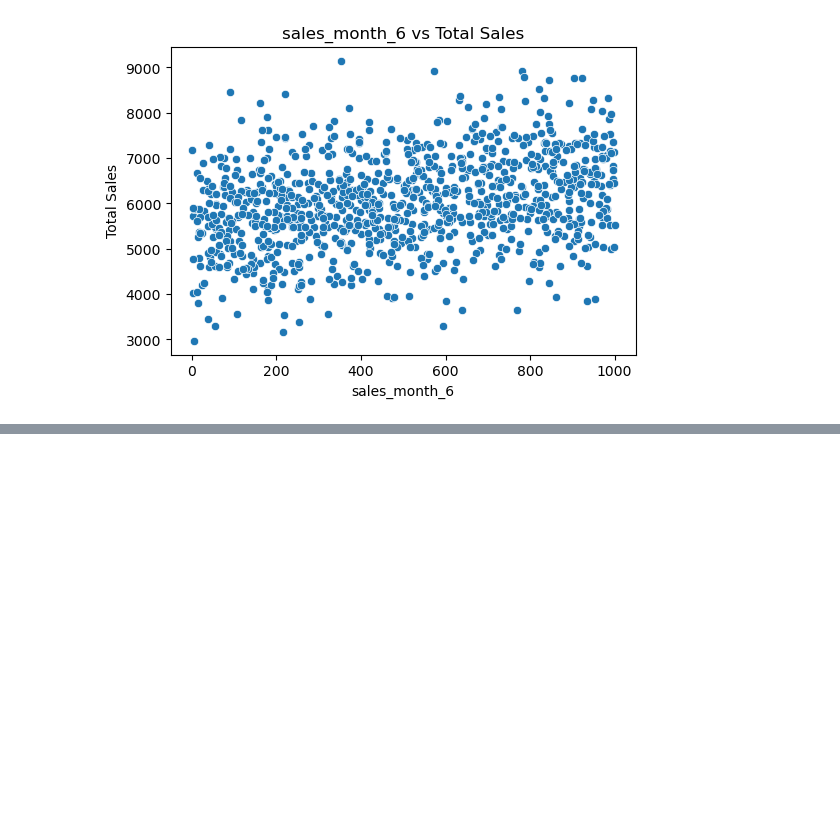
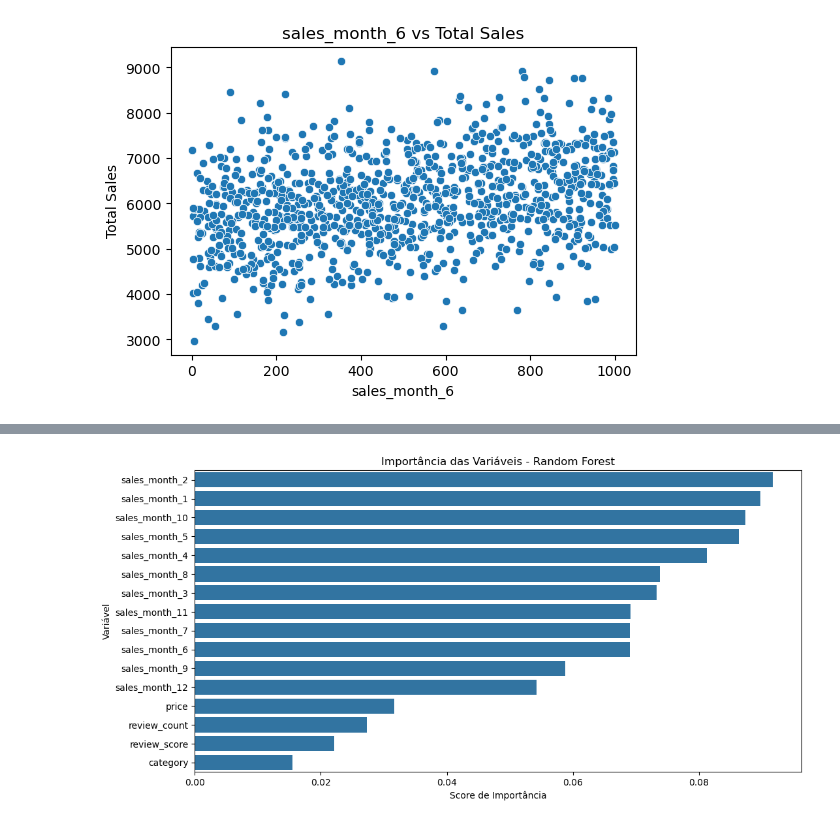
Before and after one commit to CCT-Dublin/capstone-project-alexandramuniks, a Jupyter notebook: Strategic thinking - CA3 new.ipynb, the cells around one changed output, grey strips where cells are left out. Drawn from its saved outputs; the diff is of its cells as text; code cells hidden in the pictures; blank space fills up the shorter version.

```diff
--- a/Strategic thinking - CA3 new.ipynb
+++ b/Strategic thinking - CA3 new.ipynb
@@ -648,0 +674,4 @@ for var in top_corr_vars:
+# %%
+rf = RandomForestClassifier(n_estimators=100, random_state=42)
+rf.fit(X_train, y_train)
+y_pred_rf = rf.predict(X_test)
@@ -648,0 +720,18 @@ for var in top_corr_vars:
+# %%
+import seaborn as sns
+import numpy as np
+
+# Obter importâncias
+importances = rf.feature_importances_
+indices = np.argsort(importances)[::-1]  # ordenar da mais importante para a menos
+feature_names_sorted = [features[i] for i in indices]
+
+# Plotar
+plt.figure(figsize=(12, 6))
+sns.barplot(x=importances[indices], y=feature_names_sorted)
+plt.title("Importância das Variáveis - Random Forest")
+plt.xlabel("Score de Importância")
+plt.ylabel("Variável")
+plt.show()
+# %% [output]
+[figure, added]
```
Also changed, not shown: parts of 13 cells of this notebook.
